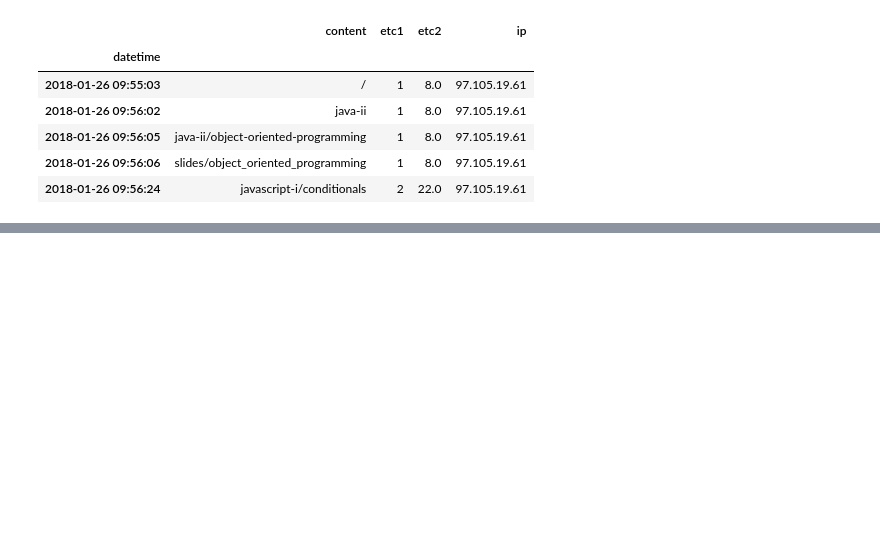
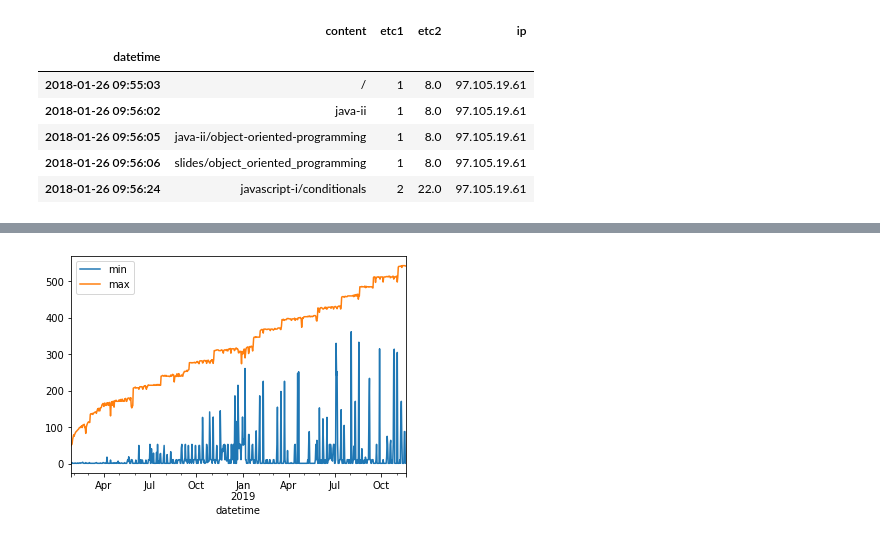
Before and after one commit to Jacqueline-A-Shay/ds-methodologies-exercises, a Jupyter notebook: anomaly_detection/time_series_anomaly_detection.ipynb, the cells around one changed output, grey strips where cells are left out. Cells and saved outputs as stored; diff of their text form; code cells hidden in the pictures; blank space fills up the shorter version.

```diff
--- a/anomaly_detection/time_series_anomaly_detection.ipynb
+++ b/anomaly_detection/time_series_anomaly_detection.ipynb
@@ -72,0 +170,7 @@ df.head()
+# %%
+df.etc1.resample("D").min().plot(label="min")
+df.etc1.resample("D").max().plot(label="max")
+plt.legend()
+plt.show()
+# %% [output]
+[figure, added]
```
Also changed, not shown: parts of 61 cells of this notebook.
